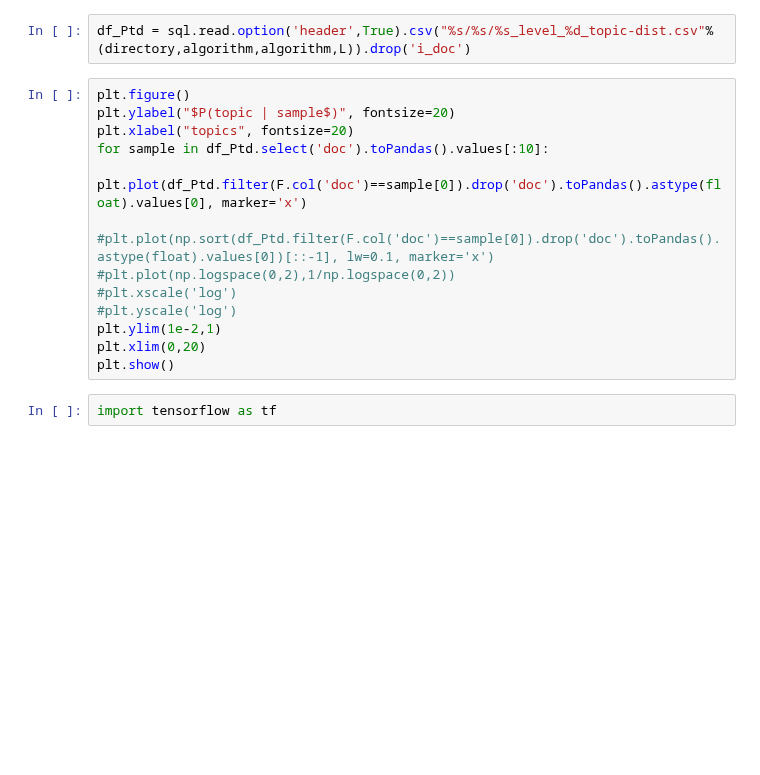
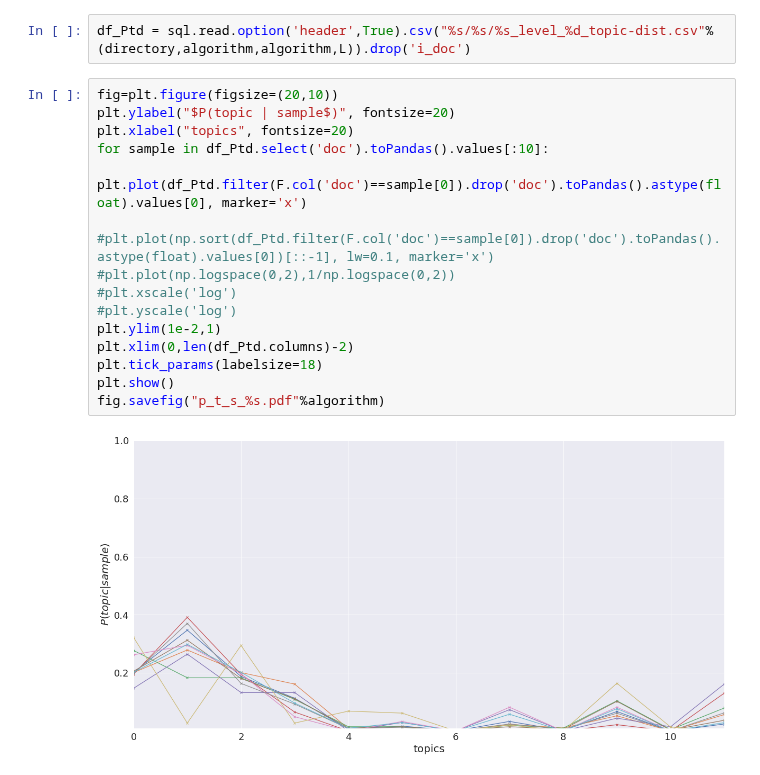
Before and after one commit to fvalle1/master_thesis, a Jupyter notebook: hSBM_word-dist.ipynb, the cells around one changed output. Cells and saved outputs as stored; diff of their text form; blank space fills up the shorter version.

```diff
--- a/hSBM_word-dist.ipynb
+++ b/hSBM_word-dist.ipynb
@@ -48,17 +53,19 @@ plt.show()
 # %%
 df_Ptd = sql.read.option('header',True).csv("%s/%s/%s_level_%d_topic-dist.csv"%(directory,algorithm,algorithm,L)).drop('i_doc')
 # %%
-plt.figure()
+fig=plt.figure(figsize=(20,10))
 plt.ylabel("$P(topic | sample$)", fontsize=20)
 plt.xlabel("topics", fontsize=20)
 for sample in df_Ptd.select('doc').toPandas().values[:10]:
     plt.plot(df_Ptd.filter(F.col('doc')==sample[0]).drop('doc').toPandas().astype(float).values[0], marker='x')
     #plt.plot(np.sort(df_Ptd.filter(F.col('doc')==sample[0]).drop('doc').toPandas().astype(float).values[0])[::-1], lw=0.1, marker='x')
 #plt.plot(np.logspace(0,2),1/np.logspace(0,2))
 #plt.xscale('log')
 #plt.yscale('log')
 plt.ylim(1e-2,1)
-plt.xlim(0,20)
+plt.xlim(0,len(df_Ptd.columns)-2)
+plt.tick_params(labelsize=18)
 plt.show()
+fig.savefig("p_t_s_%s.pdf"%algorithm)
+# %% [output]
+[figure, added]
-# %%
-import tensorflow as tf
```
Also changed, not shown: parts of 22 cells of this notebook, 10 other files.
